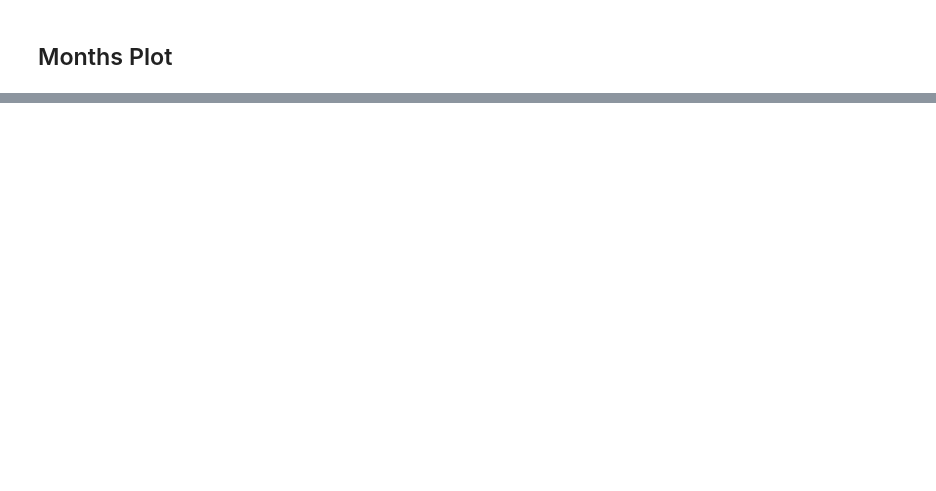
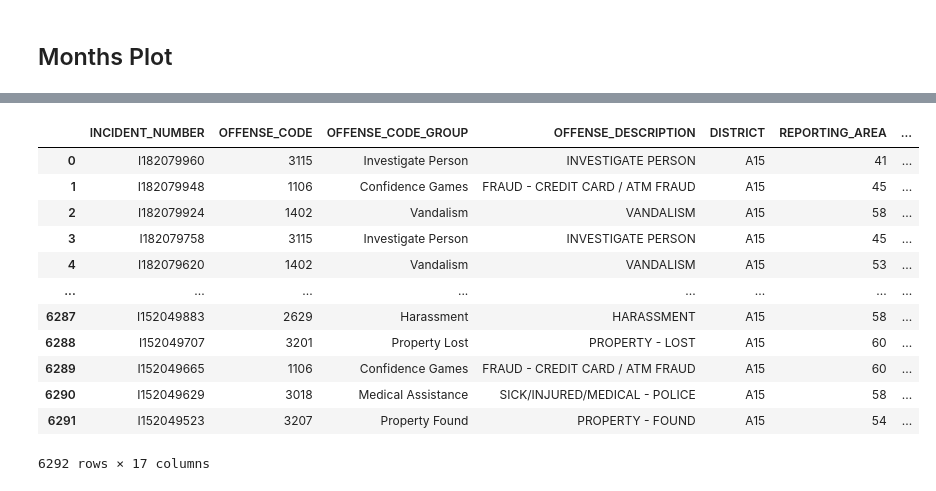
Before and after one commit to CameronChadwick/Panda_Weather, a Jupyter notebook: boston_crime.ipynb, the cells around one changed output, grey strips where cells are left out. Saved outputs shown, nothing was run; the diff lists cells and outputs as text; code cells hidden in the pictures; blank space fills up the shorter version.

```diff
--- a/boston_crime.ipynb
+++ b/boston_crime.ipynb
@@ -89,6 +41,25 @@ OSError: [Errno 107] Transport endpoint is not connected
 # %% [markdown]
 # Crimes VS. ____
 # %%
+nan_test = crime_df
+test_lat = []
+test_long = []
+nan_test = nan_test.dropna(subset=['Lat', 'Long'])
+nan_test = nan_test.reset_index(drop=True)
+for x in range(len(nan_test)):
+  if nan_test['Lat'][x] <= 42:
+    test_lat.append(x)
+
+nan_test = nan_test.drop(test_lat)
+nan_test = nan_test.reset_index(drop=True)
+
+for x in range(len(nan_test)):
+  if nan_test['Long'][x] >= -71:
+    test_long.append(x)
+
+nan_test = nan_test.drop(test_long)
+nan_test = nan_test.reset_index(drop=True)
+
 def find_dists(dist_col):
   dists = {}
   for code in dist_col:
@@ -100,5 +71,5 @@ def find_dists(dist_col):
         dists.update({code:dists.get(code)+1})
   return dists
 
-find_dists(crime_df['MONTH'])
+find_dists(crime_df['DISTRICT'])
 # %% [output]
@@ -134,0 +231,10 @@ plt.show()
+# %%
+!pip install folium
+import folium
+
+boston_districts = {'Downtown': 'A1', 'Charlestown':'A15',
+'East Boston':'A7', 'Roxbury':'B2',
+'Mattapan':'B3', 'South Boston':'C6',
+'Dorchester':'C11', 'South End':'D4',
+'Brighton':'D14', 'West Roxbury':'E5',
+'Jamaica Plain':'E13', 'Hyde Park':'E18'}
@@ -134,0 +253,28 @@ plt.show()
+# %%
+def isolate_district(frame, col, dists, district):
+  dist_inds = []
+  dist_val = dists.setdefault(district)
+  for value in range(len(frame)):
+    if frame[col][value] != dist_val:
+      dist_inds.append(value)
+
+  dropped_df = frame.drop(dist_inds, axis=0)
+  dropped_df = dropped_df.reset_index(drop=True)
+  return dropped_df
+
+Roxbury = isolate_district(nan_test, 'DISTRICT', boston_districts, 'Charlestown')
+Roxbury
+# %% [output]
+|  | INCIDENT_NUMBER | OFFENSE_CODE | OFFENSE_CODE_GROUP | OFFENSE_DESCRIPTION | DISTRICT | REPORTING_AREA | ... |
+| 0 | I182079960 | 3115 | Investigate Person | INVESTIGATE PERSON | A15 | 41 | ... |
+| 1 | I182079948 | 1106 | Confidence Games | FRAUD - CREDIT CARD / ATM FRAUD | A15 | 45 | ... |
+| 2 | I182079924 | 1402 | Vandalism | VANDALISM | A15 | 58 | ... |
+| 3 | I182079758 | 3115 | Investigate Person | INVESTIGATE PERSON | A15 | 45 | ... |
+| 4 | I182079620 | 1402 | Vandalism | VANDALISM | A15 | 53 | ... |
+| ... | ... | ... | ... | ... | ... | ... | ... |
+| 6287 | I152049883 | 2629 | Harassment | HARASSMENT | A15 | 58 | ... |
+| 6288 | I152049707 | 3201 | Property Lost | PROPERTY - LOST | A15 | 60 | ... |
+| 6289 | I152049665 | 1106 | Confidence Games | FRAUD - CREDIT CARD / ATM FRAUD | A15 | 60 | ... |
+| 6290 | I152049629 | 3018 | Medical Assistance | SICK/INJURED/MEDICAL - POLICE | A15 | 58 | ... |
+| 6291 | I152049523 | 3207 | Property Found | PROPERTY - FOUND | A15 | 54 | ... |
+6292 rows × 17 columns
```
Also changed, not shown: parts of 13 cells of this notebook.
